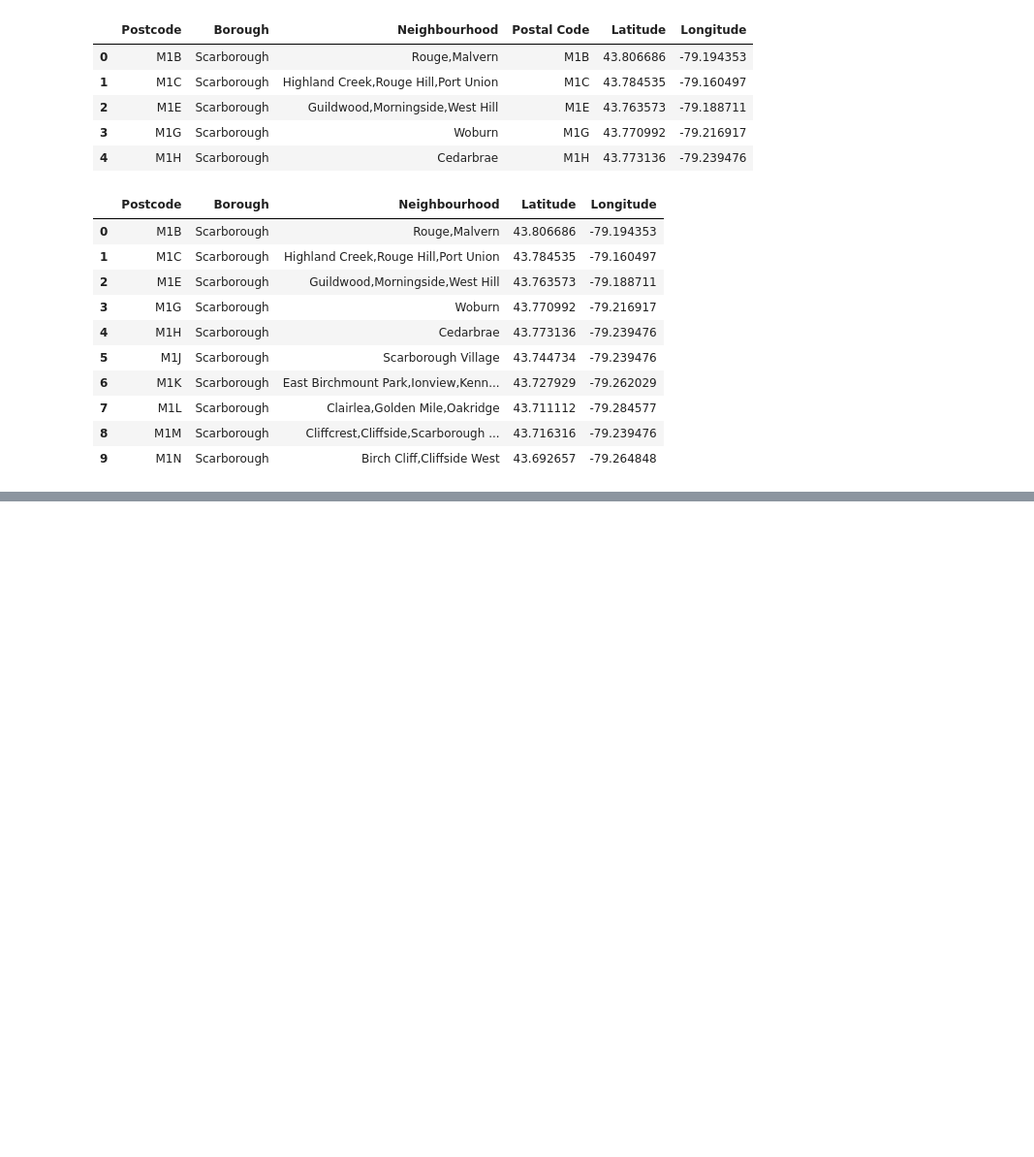
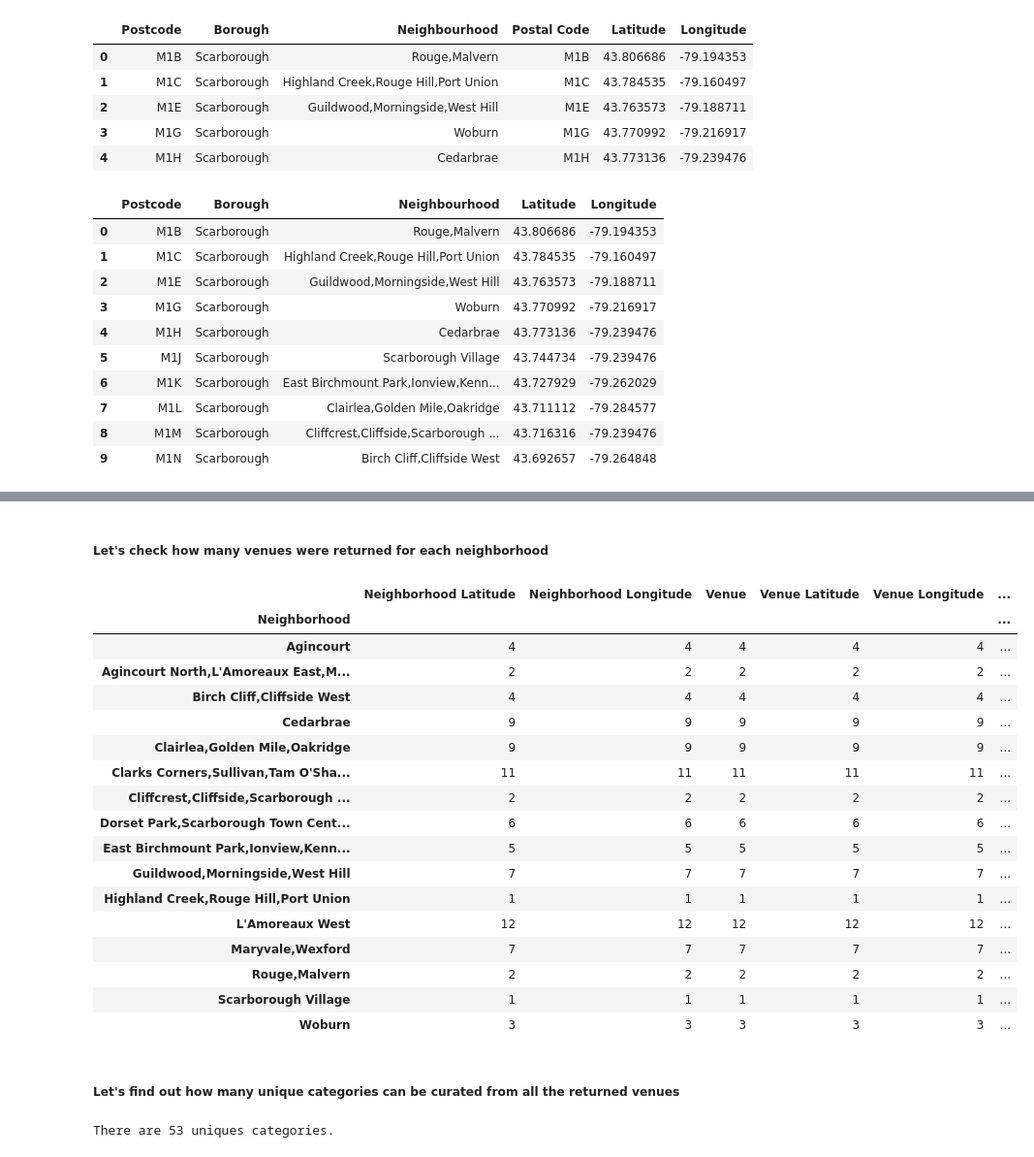
Before and after one commit to elenathana/Coursera_Capstone, a Jupyter notebook: Peer-graded_Assignment_Week_3.ipynb, the cells around one changed output, grey strips where cells are left out. Shown at 97% size. Saved outputs shown, nothing was run; the diff lists cells and outputs as text; code cells hidden in the pictures; blank space fills up the shorter version.

```diff
--- a/Peer-graded_Assignment_Week_3.ipynb
+++ b/Peer-graded_Assignment_Week_3.ipynb
@@ -230,0 +318,3 @@ df_final_coordinates.head(10)
+# %%
+scarborough_data = neighborhoods[neighborhoods['Borough'] == 'Scarborough'].reset_index(drop=True)
+scarborough_data.head()
@@ -230,0 +434,15 @@ df_final_coordinates.head(10)
+# %%
+#From the Foursquare lab in the previous module, we know that all the information is in the *items* key.
+#Before we proceed, let's borrow the **get_category_type** function from the Foursquare lab.
+
+# function that extracts the category of the venue
+def get_category_type(row):
+    try:
+        categories_list = row['categories']
+    except:
+        categories_list = row['venue.categories']
+
+    if len(categories_list) == 0:
+        return None
+    else:
+        return categories_list[0]['name']
@@ -230,0 +569,29 @@ df_final_coordinates.head(10)
+# %% [markdown]
+##### Let's check how many venues were returned for each neighborhood
+# %%
+scarborough_venues.groupby('Neighborhood').count()
+# %% [output]
+|  | Neighborhood Latitude | Neighborhood Longitude | Venue | Venue Latitude | Venue Longitude | ... |
+| Neighborhood |  |  |  |  |  | ... |
+| Agincourt | 4 | 4 | 4 | 4 | 4 | ... |
+| Agincourt North,L'Amoreaux East,M... | 2 | 2 | 2 | 2 | 2 | ... |
+| Birch Cliff,Cliffside West | 4 | 4 | 4 | 4 | 4 | ... |
+| Cedarbrae | 9 | 9 | 9 | 9 | 9 | ... |
+| Clairlea,Golden Mile,Oakridge | 9 | 9 | 9 | 9 | 9 | ... |
+| Clarks Corners,Sullivan,Tam O'Sha... | 11 | 11 | 11 | 11 | 11 | ... |
+| Cliffcrest,Cliffside,Scarborough ... | 2 | 2 | 2 | 2 | 2 | ... |
+| Dorset Park,Scarborough Town Cent... | 6 | 6 | 6 | 6 | 6 | ... |
+| East Birchmount Park,Ionview,Kenn... | 5 | 5 | 5 | 5 | 5 | ... |
+| Guildwood,Morningside,West Hill | 7 | 7 | 7 | 7 | 7 | ... |
+| Highland Creek,Rouge Hill,Port Union | 1 | 1 | 1 | 1 | 1 | ... |
+| L'Amoreaux West | 12 | 12 | 12 | 12 | 12 | ... |
+| Maryvale,Wexford | 7 | 7 | 7 | 7 | 7 | ... |
+| Rouge,Malvern | 2 | 2 | 2 | 2 | 2 | ... |
+| Scarborough Village | 1 | 1 | 1 | 1 | 1 | ... |
+| Woburn | 3 | 3 | 3 | 3 | 3 | ... |
+# %% [markdown]
+##### Let's find out how many unique categories can be curated from all the returned venues
+# %%
+print('There are {} uniques categories.'.format(len(scarborough_venues['Venue Category'].unique())))
+# %% [output]
+There are 53 uniques categories.
```
Also changed, not shown: parts of 55 cells of this notebook.
